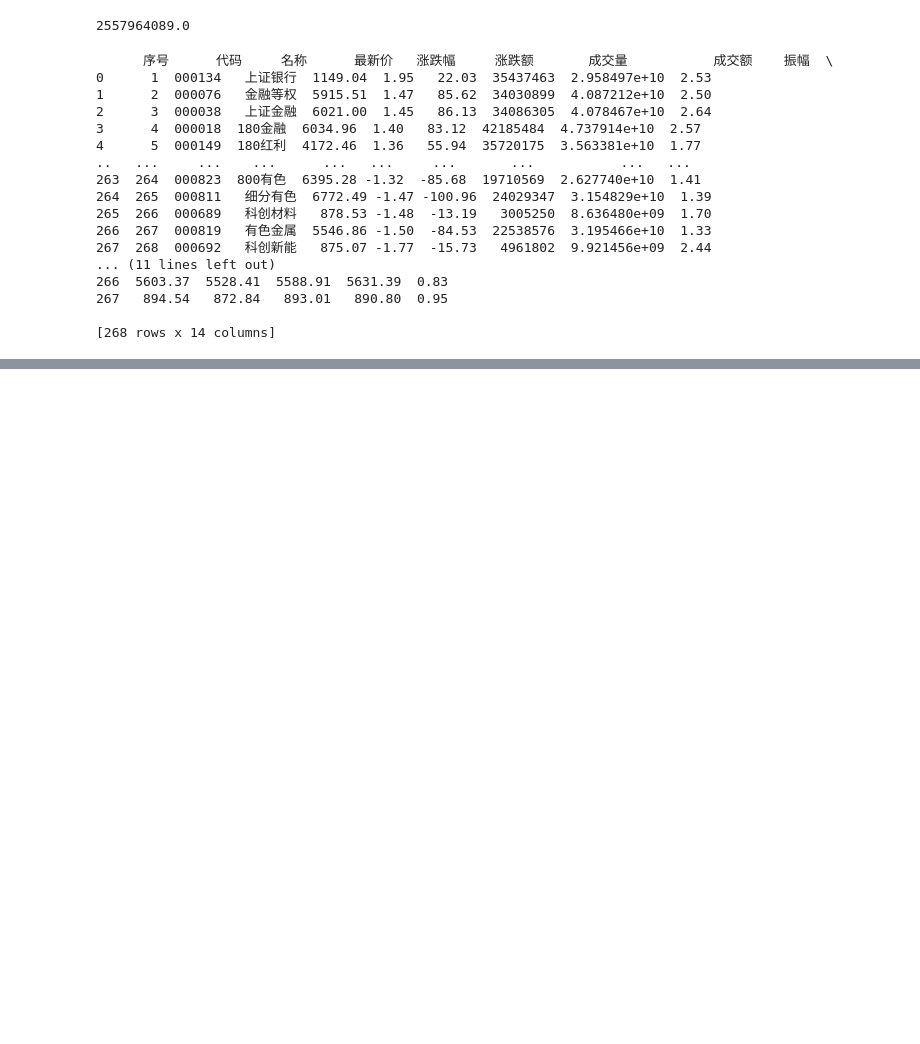
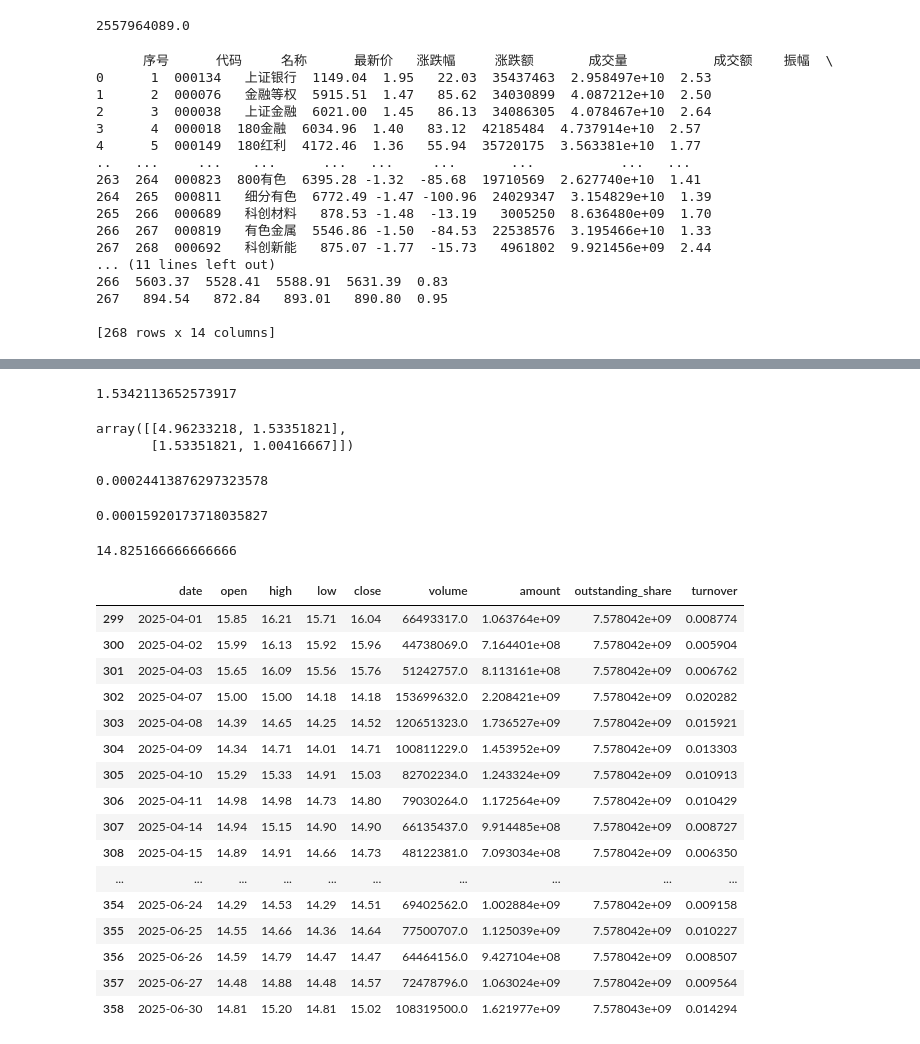
Before and after one commit to xietiany/quant, a Jupyter notebook: EngineDemo.ipynb, the cells around one changed output, grey strips where cells are left out. Cells and saved outputs as stored; diff of their text form; code cells hidden in the pictures; blank space fills up the shorter version.

Commit message:
done with WACC and beta

```diff
--- a/EngineDemo.ipynb
+++ b/EngineDemo.ipynb
@@ -299,0 +403,4 @@ print(stock_zh_index_spot_em_df)
+# %%
+import akshare as ak
+longji = ak.stock_zh_a_daily(symbol="sh601012", start_date="20240101", end_date="20251231", adjust="qfq")
+longji
@@ -299,0 +487,64 @@ print(stock_zh_index_spot_em_df)
+# %%
+stock_data = longji[(longji["date"].astype(str) >= "2024-01-01") & (longji["date"].astype(str) <= "2024-12-31")]["close"]
+market_data = B[(B["date"] >= "2024-01-01") & (B["date"] <= "2024-12-31")]["close"]
+
+# Calculate daily returns
+stock_returns = stock_data.pct_change().dropna().to_list()
+market_returns = market_data.pct_change().dropna().to_list()
+
+# print(stock_returns, market_returns)
+
+# Align dataframes based on common dates
+# returns = pd.concat([stock_returns, market_returns], axis=1).dropna()
+# returns.columns = ['stock_returns', 'market_returns']
+# print(returns)
+# Calculate covariance and variance
+# cov_matrix = returns.cov()
+covariance = np.cov(stock_returns, market_returns)[0,1]
+market_variance = np.var(market_returns)
+
+# Calculate beta
+beta = covariance / market_variance
+print(beta)
+# %% [output]
+1.5342113652573917
+# %%
+beta
+# %% [output]
+array([[4.96233218, 1.53351821],
+       [1.53351821, 1.00416667]])
+# %%
+covariance[0,1]
+# %% [output]
+0.00024413876297323578
+# %%
+np.var(market_returns)
+# %% [output]
+0.00015920173718035827
+# %%
+stock_data = longji[(longji["date"].astype(str) >= "2025-04-01") & (longji["date"].astype(str) <= "2025-06-30")]
+# %%
+import numpy as np
+np.mean(stock_data.close)
+# %% [output]
+14.825166666666666
+# %%
+stock_data
+# %% [output]
+|  | date | open | high | low | close | volume | amount | outstanding_share | turnover |
+| 299 | 2025-04-01 | 15.85 | 16.21 | 15.71 | 16.04 | 66493317.0 | 1.063764e+09 | 7.578042e+09 | 0.008774 |
+| 300 | 2025-04-02 | 15.99 | 16.13 | 15.92 | 15.96 | 44738069.0 | 7.164401e+08 | 7.578042e+09 | 0.005904 |
+| 301 | 2025-04-03 | 15.65 | 16.09 | 15.56 | 15.76 | 51242757.0 | 8.113161e+08 | 7.578042e+09 | 0.006762 |
+| 302 | 2025-04-07 | 15.00 | 15.00 | 14.18 | 14.18 | 153699632.0 | 2.208421e+09 | 7.578042e+09 | 0.020282 |
+| 303 | 2025-04-08 | 14.39 | 14.65 | 14.25 | 14.52 | 120651323.0 | 1.736527e+09 | 7.578042e+09 | 0.015921 |
+| 304 | 2025-04-09 | 14.34 | 14.71 | 14.01 | 14.71 | 100811229.0 | 1.453952e+09 | 7.578042e+09 | 0.013303 |
+| 305 | 2025-04-10 | 15.29 | 15.33 | 14.91 | 15.03 | 82702234.0 | 1.243324e+09 | 7.578042e+09 | 0.010913 |
+| 306 | 2025-04-11 | 14.98 | 14.98 | 14.73 | 14.80 | 79030264.0 | 1.172564e+09 | 7.578042e+09 | 0.010429 |
+| 307 | 2025-04-14 | 14.94 | 15.15 | 14.90 | 14.90 | 66135437.0 | 9.914485e+08 | 7.578042e+09 | 0.008727 |
+| 308 | 2025-04-15 | 14.89 | 14.91 | 14.66 | 14.73 | 48122381.0 | 7.093034e+08 | 7.578042e+09 | 0.006350 |
+| ... | ... | ... | ... | ... | ... | ... | ... | ... | ... |
+| 354 | 2025-06-24 | 14.29 | 14.53 | 14.29 | 14.51 | 69402562.0 | 1.002884e+09 | 7.578042e+09 | 0.009158 |
+| 355 | 2025-06-25 | 14.55 | 14.66 | 14.36 | 14.64 | 77500707.0 | 1.125039e+09 | 7.578042e+09 | 0.010227 |
+| 356 | 2025-06-26 | 14.59 | 14.79 | 14.47 | 14.47 | 64464156.0 | 9.427104e+08 | 7.578042e+09 | 0.008507 |
+| 357 | 2025-06-27 | 14.48 | 14.88 | 14.48 | 14.57 | 72478796.0 | 1.063024e+09 | 7.578042e+09 | 0.009564 |
+| 358 | 2025-06-30 | 14.81 | 15.20 | 14.81 | 15.02 | 108319500.0 | 1.621977e+09 | 7.578043e+09 | 0.014294 |
```
Also changed, not shown: parts of 15 cells of this notebook, 10 other files.
